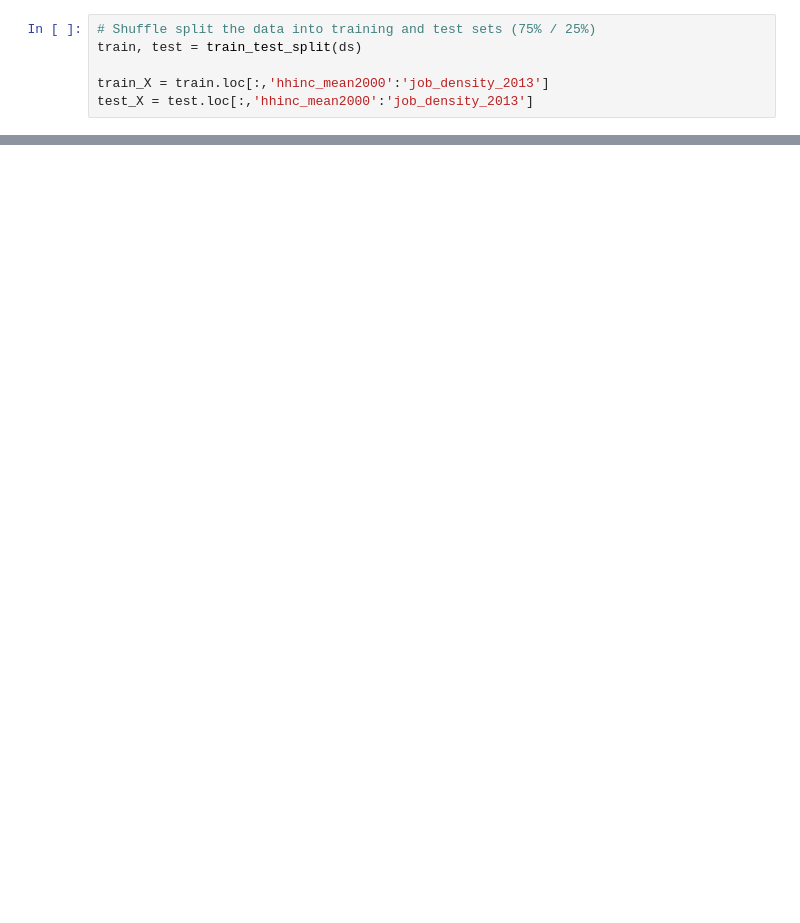
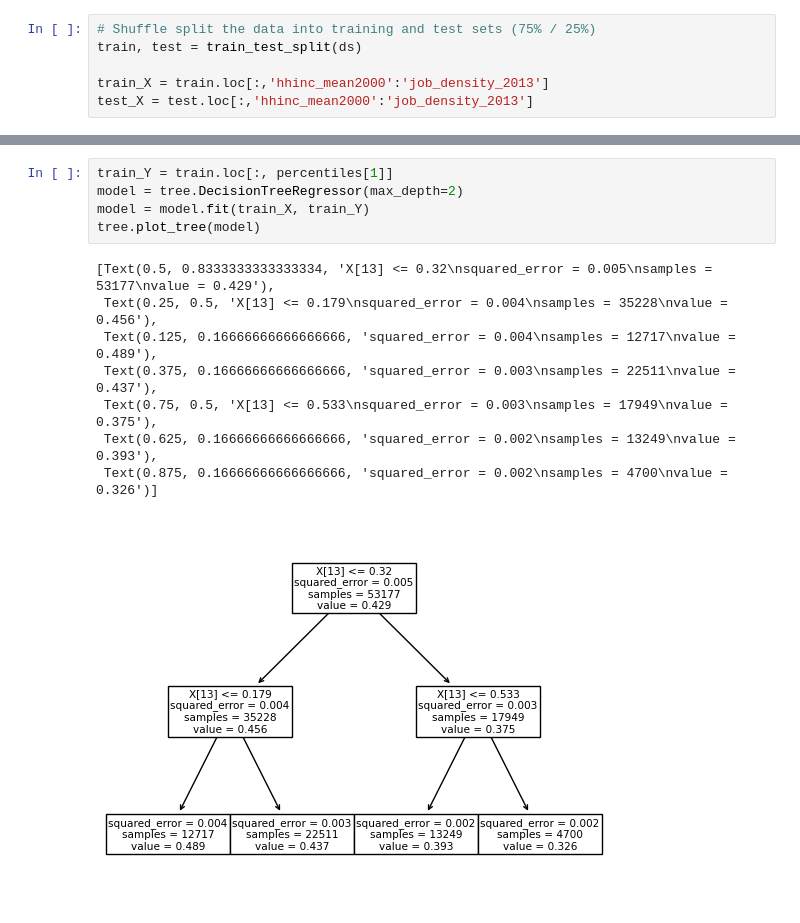
Before and after one commit to griffindvs/mobility-models, a Jupyter notebook: trees.ipynb, the cells around one changed output, grey strips where cells are left out. Drawn from its saved outputs; the diff is of its cells as text; blank space fills up the shorter version.

```diff
--- a/trees.ipynb
+++ b/trees.ipynb
@@ -145,0 +198,14 @@ plt.show()
+# %%
+train_Y = train.loc[:, percentiles[1]]
+model = tree.DecisionTreeRegressor(max_depth=2)
+model = model.fit(train_X, train_Y)
+tree.plot_tree(model)
+# %% [output]
+[Text(0.5, 0.8333333333333334, 'X[13] <= 0.32\nsquared_error = 0.005\nsamples = 53177\nvalue = 0.429'),
+ Text(0.25, 0.5, 'X[13] <= 0.179\nsquared_error = 0.004\nsamples = 35228\nvalue = 0.456'),
+ Text(0.125, 0.16666666666666666, 'squared_error = 0.004\nsamples = 12717\nvalue = 0.489'),
+ Text(0.375, 0.16666666666666666, 'squared_error = 0.003\nsamples = 22511\nvalue = 0.437'),
+ Text(0.75, 0.5, 'X[13] <= 0.533\nsquared_error = 0.003\nsamples = 17949\nvalue = 0.375'),
+ Text(0.625, 0.16666666666666666, 'squared_error = 0.002\nsamples = 13249\nvalue = 0.393'),
+ Text(0.875, 0.16666666666666666, 'squared_error = 0.002\nsamples = 4700\nvalue = 0.326')]
+[figure, added]
```
Also changed, not shown: parts of 8 cells of this notebook.
